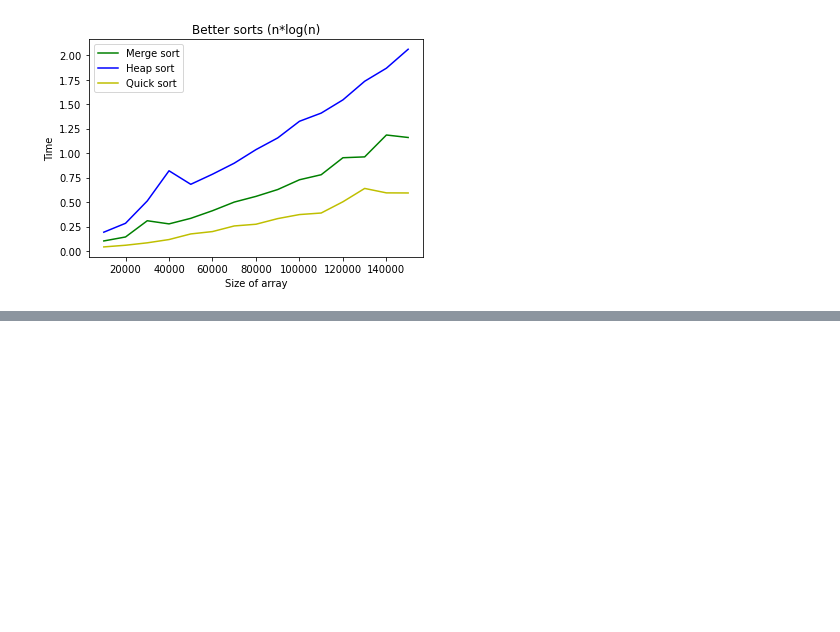
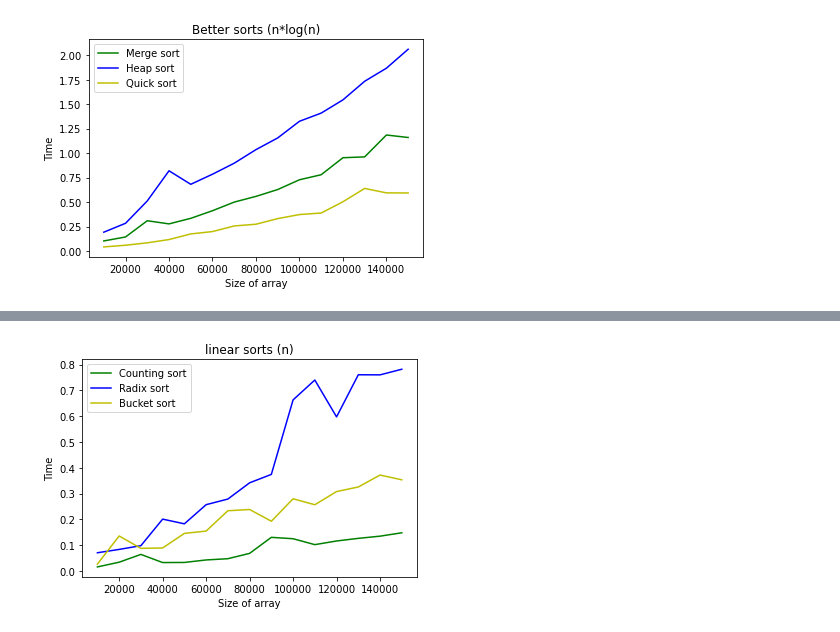
Before and after one commit to PyAlaie/data-structures, a Jupyter notebook: sortings/benchmark_of_sortings.ipynb, the cells around one changed output, grey strips where cells are left out. Cells and saved outputs as stored; diff of their text form; code cells hidden in the pictures; blank space fills up the shorter version.

Commit message:
add linear sort to jupyter notebook, with some minor changes

```diff
--- a/sortings/benchmark_of_sortings.ipynb
+++ b/sortings/benchmark_of_sortings.ipynb
@@ -255,0 +327,20 @@ plt.show()
+# %%
+bucket_sort_times = []
+from importlib import reload
+reload(radixSort)
+for i in lists.keys():
+    length_lists = lists[i]
+    temp_times = []
+
+    for j in length_lists:
+        temp = j.copy()
+
+        start = time.time()
+        temp = bucketSort.bucket_sort(temp, i)
+        end = time.time()
+
+        temp_times.append(end-start)
+
+    avr_time = sum(temp_times)/3
+    bucket_sort_times.append(avr_time)
+    print(f"Time of sorting array of length {i}: {avr_time}")
@@ -255,0 +363,11 @@ plt.show()
+# %%
+plt.plot(lists.keys(), counting_sort_times, 'g')
+plt.plot(lists.keys(), radix_sort_times, 'b')
+plt.plot(lists.keys(), bucket_sort_times, 'y')
+plt.legend(["Counting sort", "Radix sort", "Bucket sort"])
+plt.xlabel("Size of array")
+plt.ylabel("Time")
+plt.title("linear sorts (n)")
+plt.show()
+# %% [output]
+[figure, added]
```
Also changed, not shown: parts of 4 cells of this notebook, 1 other file.
